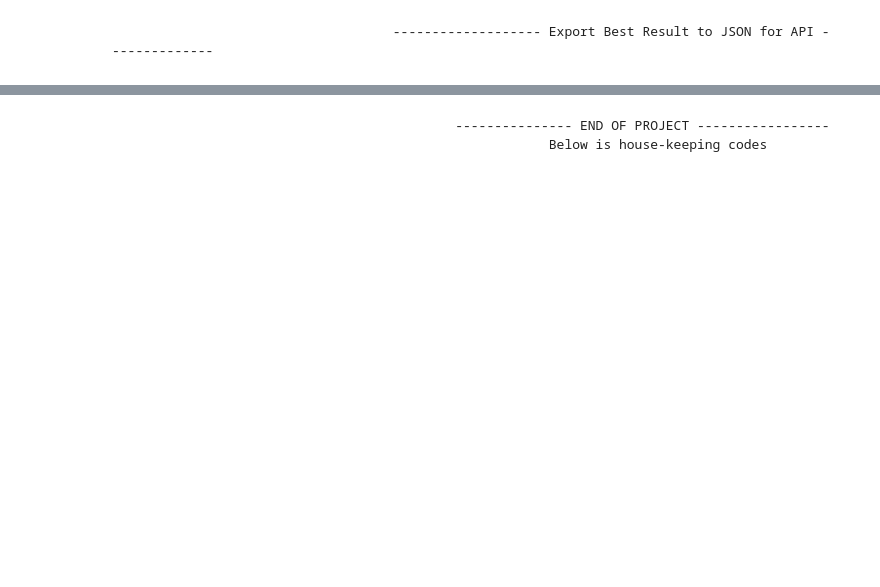
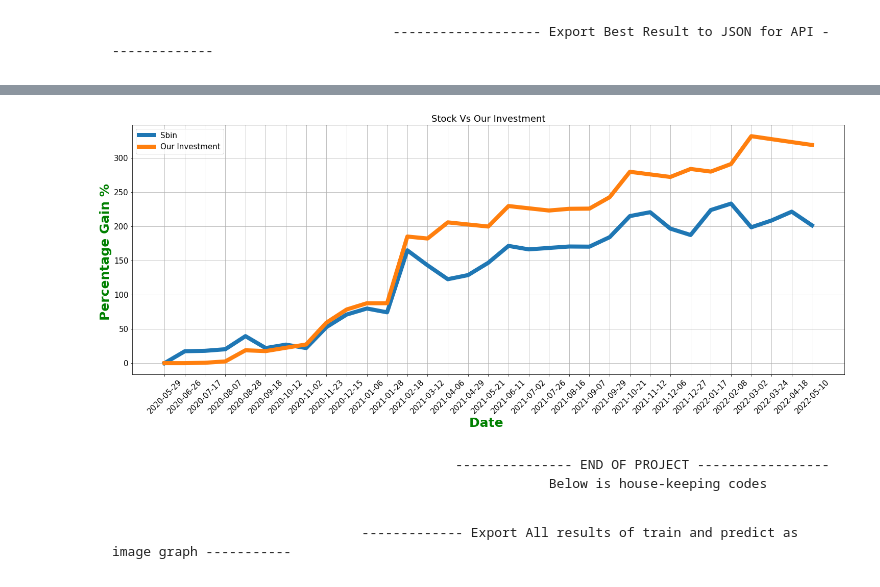
Before and after one commit to keshav-space/LSTMforStocks, a Jupyter notebook: Stock_Prediction_LSTM.ipynb, the cells around one changed output, grey strips where cells are left out. Cells and saved outputs as stored; diff of their text form; code cells hidden in the pictures; blank space fills up the shorter version.

```diff
--- a/Stock_Prediction_LSTM.ipynb
+++ b/Stock_Prediction_LSTM.ipynb
@@ -1028,3 +1145,26 @@ csv_for_api(get_best_epoch())
+# %%
+plt.figure(figsize=(25, 9))
+plt.rcParams.update({"font.size": 15})
+plt.rcParams.update({"lines.linewidth": 8})
+
+plt.title("Stock Vs Our Investment")
+plt.xlabel("Date ", fontweight="bold", fontsize=25, color="g")
+plt.ylabel("Percentage Gain % ", fontweight="bold", fontsize=25, color="g")
+
+plt.plot(grapher_date, grapher_stock_change_percentage, label=stock_name.capitalize())
+plt.plot(grapher_date, grapher_investment_change_percentage, label="Our Investment")
+plt.xticks(
+    grapher_date,
+    rotation=45,
+)
+
+plt.legend()
+plt.grid()
+plt.show()
+# %% [output]
+[figure, added]
 # %% [markdown]
                                                 --------------- END OF PROJECT -----------------
                                                             Below is house-keeping codes
+# %% [markdown]
+                                    ------------- Export All results of train and predict as image graph -----------
```
Also changed, not shown: parts of 22 cells of this notebook.
